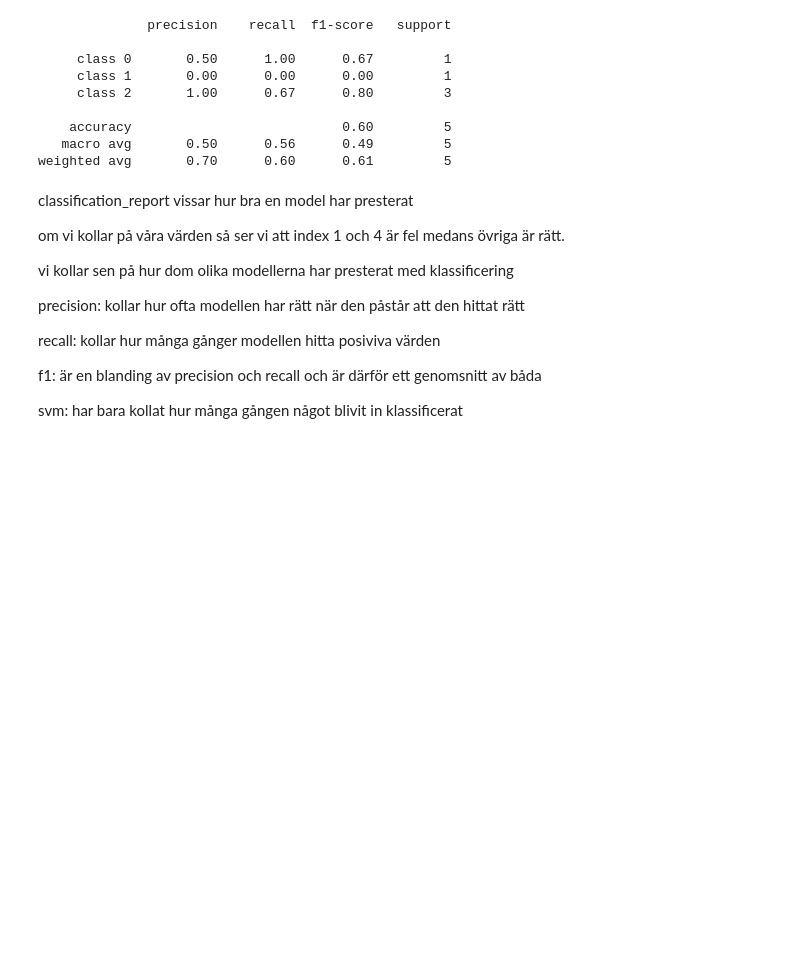
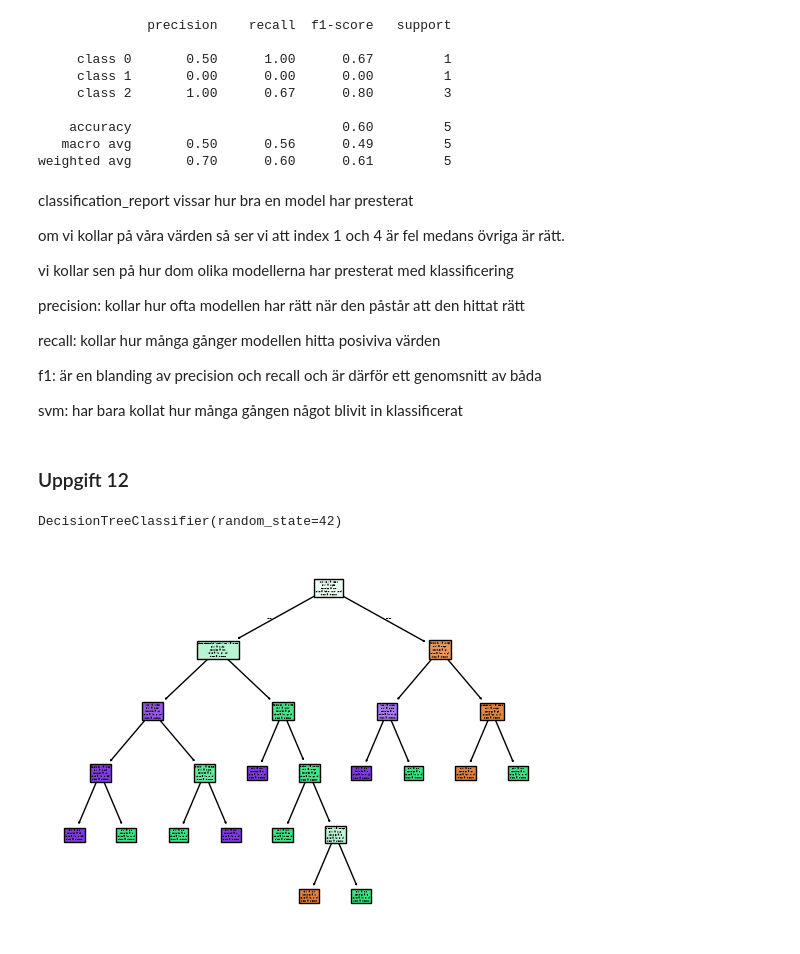
Before and after one commit to M-Renberg/Artificiell-intelligense-course-part-1, a Jupyter notebook: koduppfit4.ipynb, the cells around one changed output. Saved outputs shown, nothing was run; the diff lists cells and outputs as text; code cells hidden in the pictures; blank space fills up the shorter version.

```diff
--- a/koduppfit4.ipynb
+++ b/koduppfit4.ipynb
@@ -32,3 +32,5 @@ recall: kollar hur många gånger modellen hitta posiviva värden
 f1: är en blanding av precision och recall och är därför ett genomsnitt av båda
 
 svm: har bara kollat hur många gången något blivit in klassificerat
+# %% [markdown]
+### Uppgift 12
@@ -34,0 +41,13 @@ svm: har bara kollat hur många gången något blivit in klassificerat
+# %%
+X,y = load_wine(return_X_y=True)
+# %%
+dtc = DecisionTreeClassifier(random_state=42)
+dtc.fit(X,y)
+# %% [output]
+DecisionTreeClassifier(random_state=42)
+# %%
+plt.Figure(figsize=(12,8))
+plot_tree(dtc, filled=True, feature_names=load_wine().feature_names, class_names=load_wine().target_names)
+plt.show()
+# %% [output]
+[figure, added]
```
Also changed, not shown: parts of 1 cell of this notebook.
